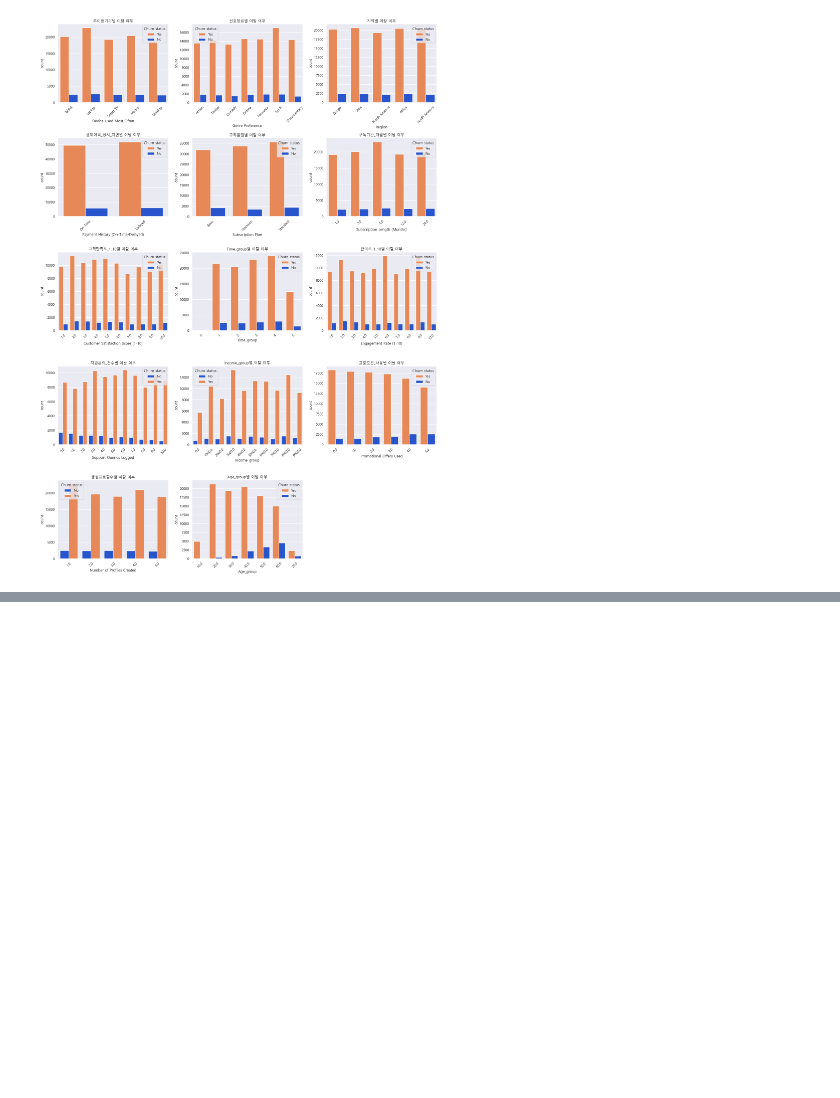
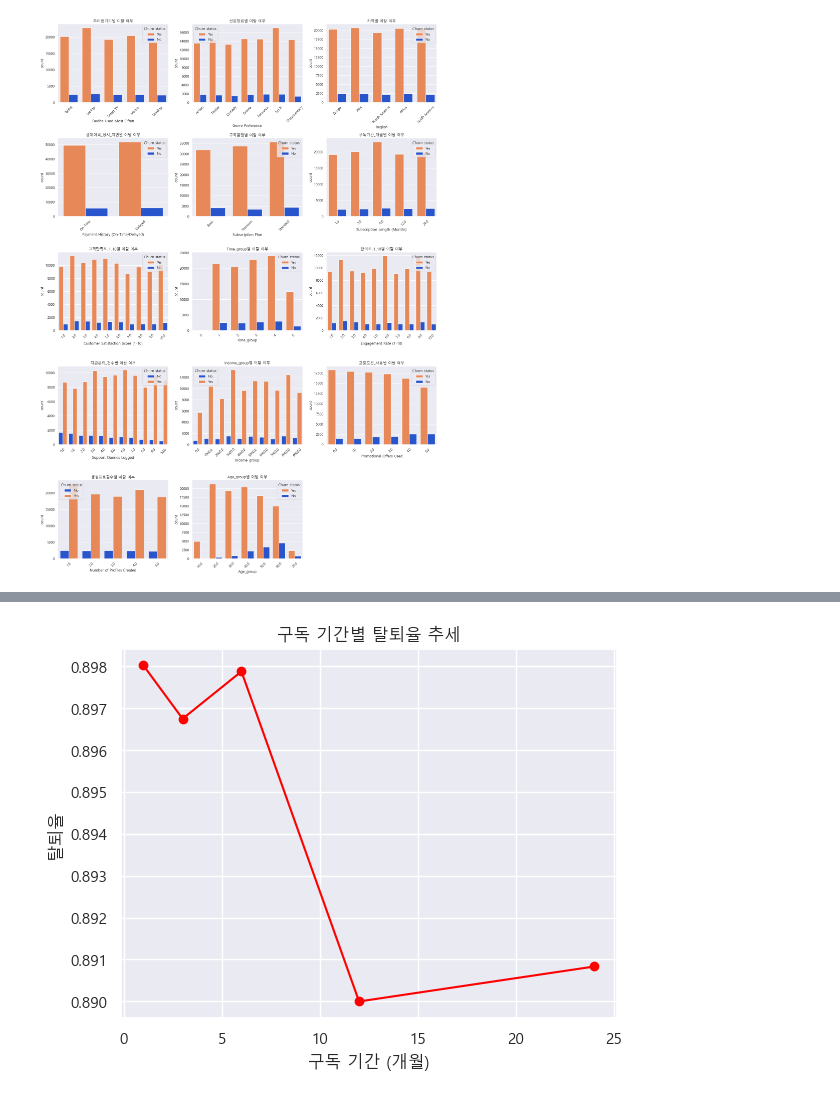
Before and after one commit to SKNetworks-AI19-250818/SKN19_2ND_3TEAM, a Jupyter notebook: EDA/eda_merge.ipynb, the cells around one changed output, grey strips where cells are left out. Saved outputs shown, nothing was run; the diff lists cells and outputs as text; code cells hidden in the pictures; blank space fills up the shorter version.

```diff
--- a/EDA/eda_merge.ipynb
+++ b/EDA/eda_merge.ipynb
@@ -1531,0 +1596,9 @@ plt.show()
+# %%
+monthly_churn = df_merged.groupby('Subscription Length (Months)')['Churn'].apply(lambda x: (x=='Yes').mean())
+monthly_churn.plot(kind='line', marker='o', color='red')
+plt.title('구독 기간별 탈퇴율 추세')
+plt.ylabel('탈퇴율')
+plt.xlabel('구독 기간 (개월)')
+plt.show()
+# %% [output]
+[figure, added]
```
Also changed, not shown: parts of 30 cells of this notebook.
